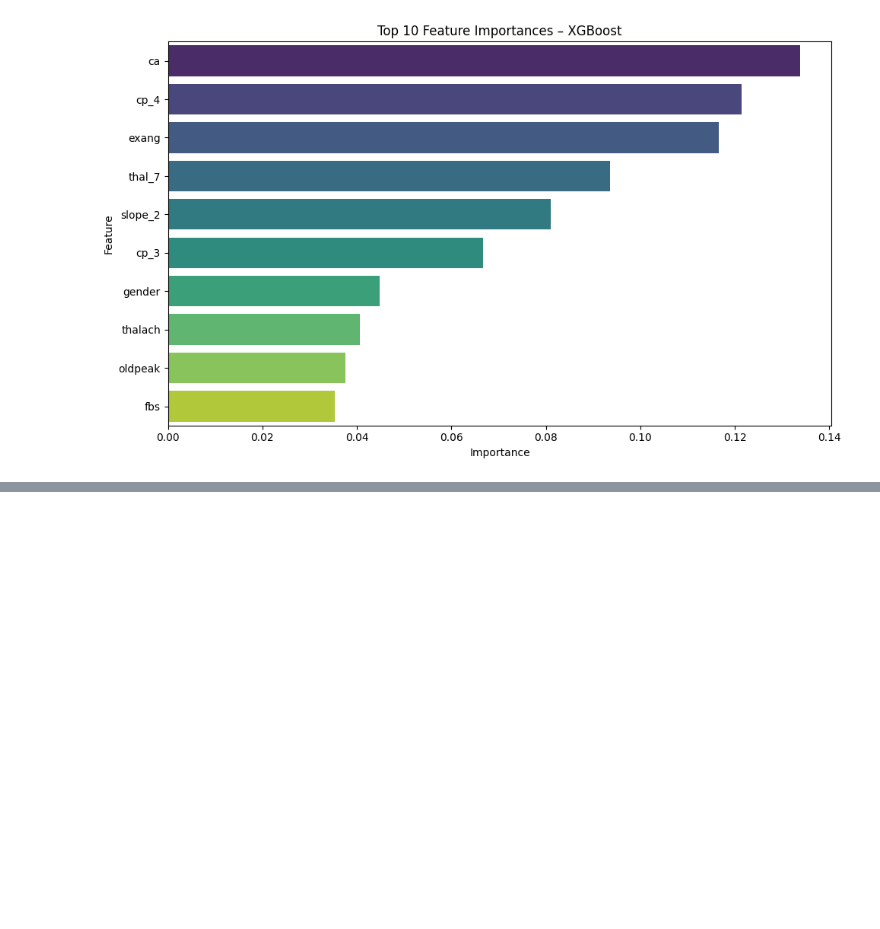
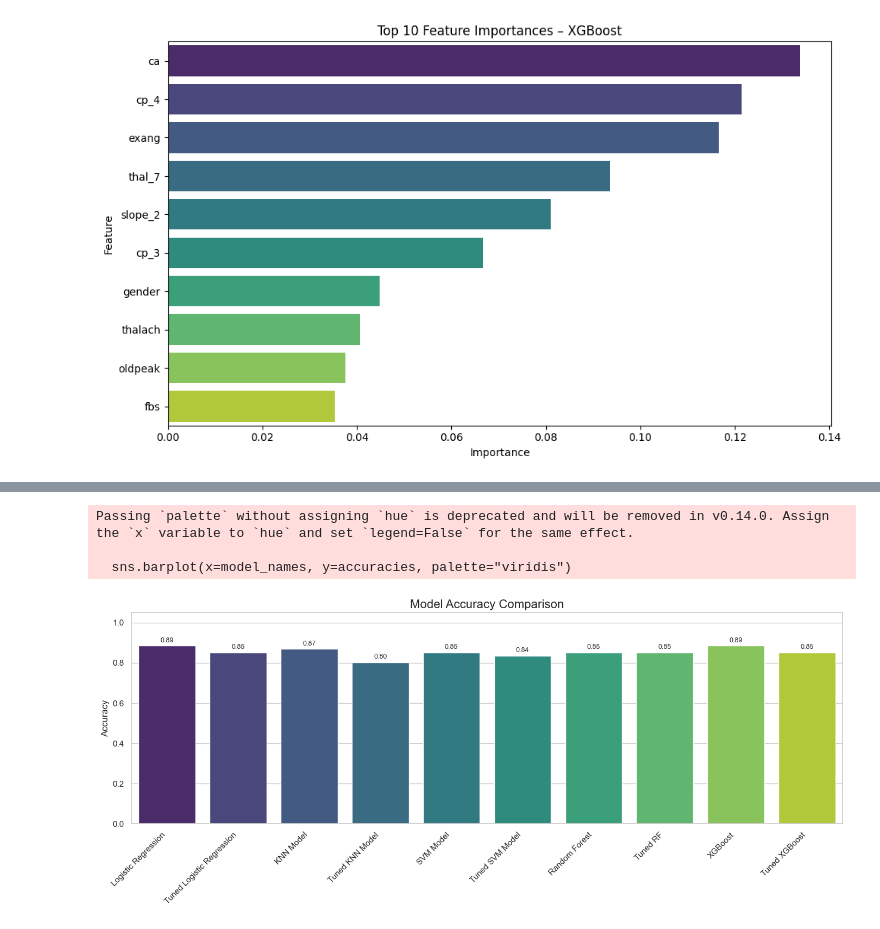
Before and after one commit to Manav0806/heart-disease-prediction, a Jupyter notebook: Modelling.ipynb, the cells around one changed output, grey strips where cells are left out. Cells and saved outputs as stored; diff of their text form; code cells hidden in the pictures; blank space fills up the shorter version.

```diff
--- a/Modelling.ipynb
+++ b/Modelling.ipynb
@@ -1778,0 +2055,46 @@ Passing `palette` without assigning `hue` is deprecated and will be removed in v
+# %%
+import matplotlib.pyplot as plt
+import seaborn as sns
+from sklearn.metrics import accuracy_score
+
+# Model names and objects
+model_names = [
+    "Logistic Regression", "Tuned Logistic Regression",
+    "KNN Model", "Tuned KNN Model",
+    "SVM Model", "Tuned SVM Model",
+    "Random Forest", "Tuned RF",
+    "XGBoost", "Tuned XGBoost"
+]
+
+models = [
+    logreg_model, best_logreg,
+    knn_model, best_knn,
+    svm_model, best_svm,
+    rf_model, best_rf,
+    xgb_model, best_xgb
+]
+
+# Calculate accuracy for each model
+accuracies = [accuracy_score(y_test, model.predict(X_test)) for model in models]
+
+# Plot the bar chart
+sns.set_theme(style="whitegrid")
+plt.figure(figsize=(14, 6))
+sns.barplot(x=model_names, y=accuracies, palette="viridis")
+
+# Add accuracy value on top of each bar
+for i, acc in enumerate(accuracies):
+    plt.text(i, acc + 0.01, f"{acc:.2f}", ha='center', va='bottom', fontsize=9)
+
+# Final plot settings
+plt.title("Model Accuracy Comparison", fontsize=16)
+plt.ylabel("Accuracy")
+plt.ylim(0, 1.05)
+plt.xticks(rotation=45, ha='right')
+plt.tight_layout()
+plt.show()
+# %% [output]
+Passing `palette` without assigning `hue` is deprecated and will be removed in v0.14.0. Assign the `x` variable to `hue` and set `legend=False` for the same effect.
+
+  sns.barplot(x=model_names, y=accuracies, palette="viridis")
+[figure, added]
```
Also changed, not shown: parts of 13 cells of this notebook, 2 other files.
